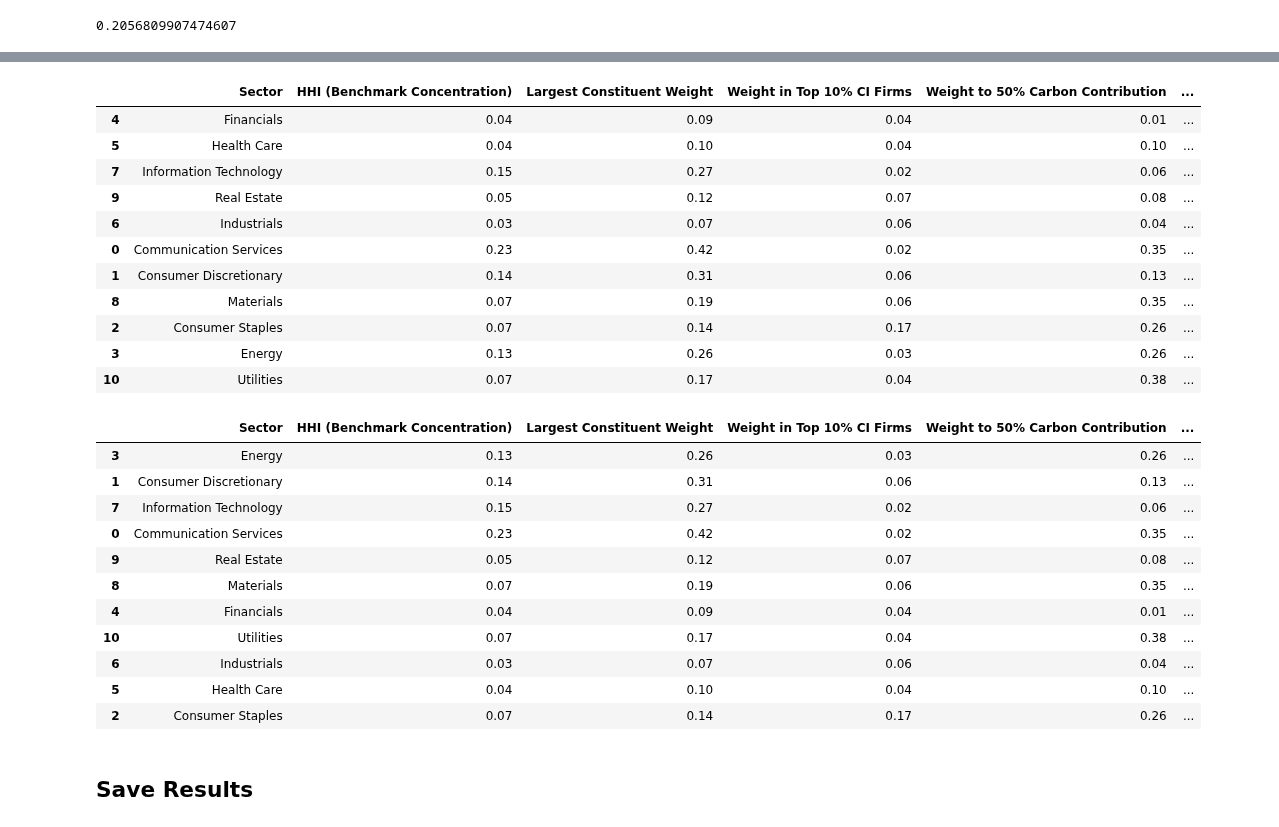
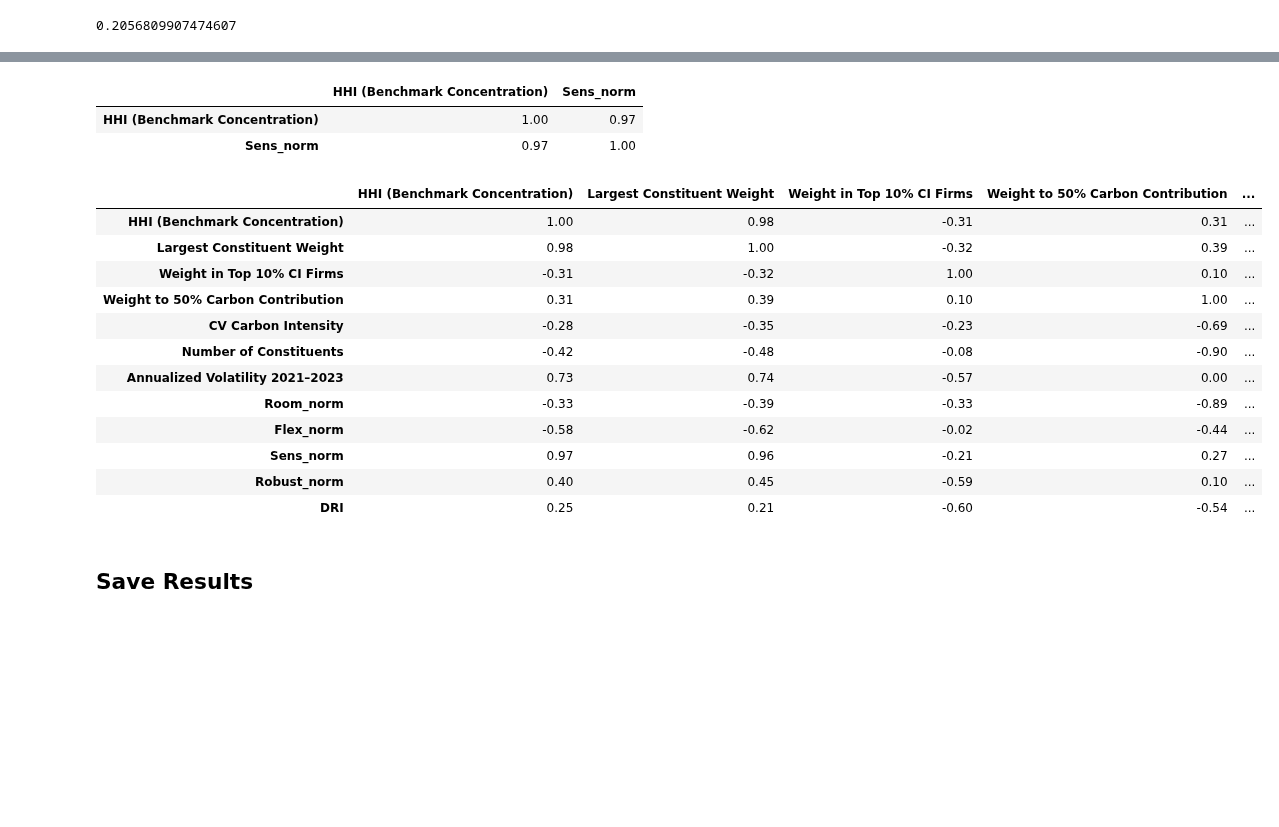
Before and after one commit to rebecca-di-francesco-bfh/sectoral-decarbonization, a Jupyter notebook: sector_summaries_all_periods.ipynb, the cells around one changed output, grey strips where cells are left out. Saved outputs shown, nothing was run; the diff lists cells and outputs as text; code cells hidden in the pictures; blank space fills up the shorter version.

Commit message:
Cleaned notebooks and cleaned Real estate example

```diff
--- a/sector_summaries_all_periods.ipynb
+++ b/sector_summaries_all_periods.ipynb
@@ -994,33 +881,25 @@ metrics_table.sort_values(by = 'Weight to 50% Carbon Contribution', ascending=Tr
-# %%
-metrics_table.sort_values(by = 'CV Carbon Intensity', ascending=False) # doesn't hold
-# %% [output]
-|  | Sector | HHI (Benchmark Concentration) | Largest Constituent Weight | Weight in Top 10% CI Firms | Weight to 50% Carbon Contribution | ... |
-| 4 | Financials | 0.04 | 0.09 | 0.04 | 0.01 | ... |
-| 5 | Health Care | 0.04 | 0.10 | 0.04 | 0.10 | ... |
-| 7 | Information Technology | 0.15 | 0.27 | 0.02 | 0.06 | ... |
-| 9 | Real Estate | 0.05 | 0.12 | 0.07 | 0.08 | ... |
-| 6 | Industrials | 0.03 | 0.07 | 0.06 | 0.04 | ... |
-| 0 | Communication Services | 0.23 | 0.42 | 0.02 | 0.35 | ... |
-| 1 | Consumer Discretionary | 0.14 | 0.31 | 0.06 | 0.13 | ... |
-| 8 | Materials | 0.07 | 0.19 | 0.06 | 0.35 | ... |
-| 2 | Consumer Staples | 0.07 | 0.14 | 0.17 | 0.26 | ... |
-| 3 | Energy | 0.13 | 0.26 | 0.03 | 0.26 | ... |
-| 10 | Utilities | 0.07 | 0.17 | 0.04 | 0.38 | ... |
-# %%
-metrics_table.sort_values(by = 'Annualized Volatility 2021–2023', ascending=False) # doesn't hold
-# %% [output]
-|  | Sector | HHI (Benchmark Concentration) | Largest Constituent Weight | Weight in Top 10% CI Firms | Weight to 50% Carbon Contribution | ... |
-| 3 | Energy | 0.13 | 0.26 | 0.03 | 0.26 | ... |
-| 1 | Consumer Discretionary | 0.14 | 0.31 | 0.06 | 0.13 | ... |
-| 7 | Information Technology | 0.15 | 0.27 | 0.02 | 0.06 | ... |
-| 0 | Communication Services | 0.23 | 0.42 | 0.02 | 0.35 | ... |
-| 9 | Real Estate | 0.05 | 0.12 | 0.07 | 0.08 | ... |
-| 8 | Materials | 0.07 | 0.19 | 0.06 | 0.35 | ... |
-| 4 | Financials | 0.04 | 0.09 | 0.04 | 0.01 | ... |
-| 10 | Utilities | 0.07 | 0.17 | 0.04 | 0.38 | ... |
-| 6 | Industrials | 0.03 | 0.07 | 0.06 | 0.04 | ... |
-| 5 | Health Care | 0.04 | 0.10 | 0.04 | 0.10 | ... |
-| 2 | Consumer Staples | 0.07 | 0.14 | 0.17 | 0.26 | ... |
+# %%
+metrics_table[[ 'HHI (Benchmark Concentration)', 'Sens_norm']].corr()
+# %% [output]
+|  | HHI (Benchmark Concentration) | Sens_norm |
+| HHI (Benchmark Concentration) | 1.00 | 0.97 |
+| Sens_norm | 0.97 | 1.00 |
+# %%
+metrics_table.iloc[:, 1:].corr()
+# %% [output]
+|  | HHI (Benchmark Concentration) | Largest Constituent Weight | Weight in Top 10% CI Firms | Weight to 50% Carbon Contribution | ... |
+| HHI (Benchmark Concentration) | 1.00 | 0.98 | -0.31 | 0.31 | ... |
+| Largest Constituent Weight | 0.98 | 1.00 | -0.32 | 0.39 | ... |
+| Weight in Top 10% CI Firms | -0.31 | -0.32 | 1.00 | 0.10 | ... |
+| Weight to 50% Carbon Contribution | 0.31 | 0.39 | 0.10 | 1.00 | ... |
+| CV Carbon Intensity | -0.28 | -0.35 | -0.23 | -0.69 | ... |
+| Number of Constituents | -0.42 | -0.48 | -0.08 | -0.90 | ... |
+| Annualized Volatility 2021–2023 | 0.73 | 0.74 | -0.57 | 0.00 | ... |
+| Room_norm | -0.33 | -0.39 | -0.33 | -0.89 | ... |
+| Flex_norm | -0.58 | -0.62 | -0.02 | -0.44 | ... |
+| Sens_norm | 0.97 | 0.96 | -0.21 | 0.27 | ... |
+| Robust_norm | 0.40 | 0.45 | -0.59 | 0.10 | ... |
+| DRI | 0.25 | 0.21 | -0.60 | -0.54 | ... |
 # %% [markdown]
 ## Save Results
 # %%
```
Also changed, not shown: parts of 14 cells of this notebook, 6 other files.
